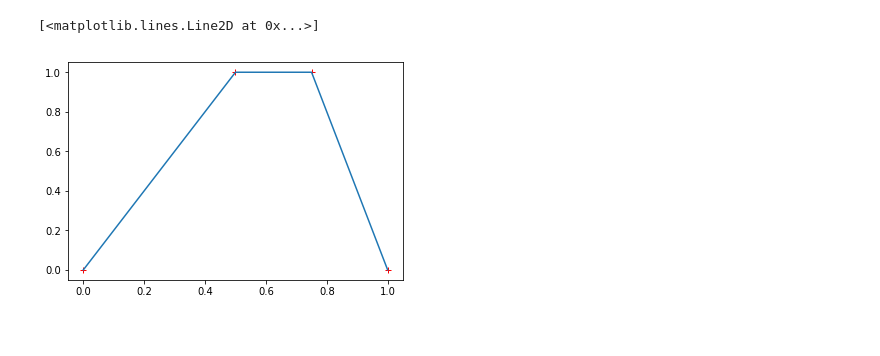
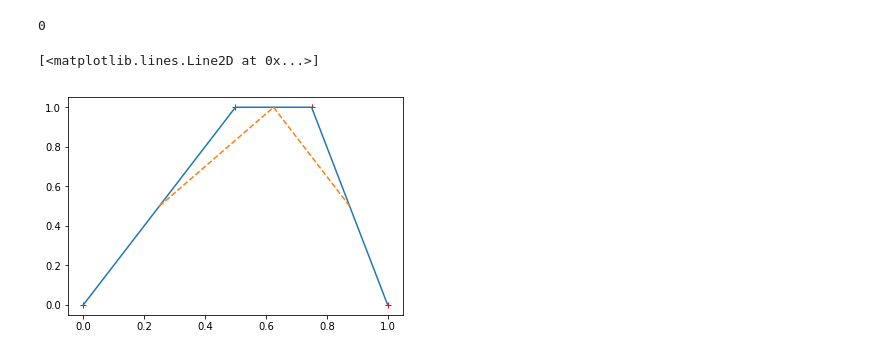
Before and after one commit to adhishagc/bezier-curve-python, a Jupyter notebook: Bezier_Curve_Representation.ipynb, the cells around one changed output. Drawn from its saved outputs; the diff is of its cells as text; code cells hidden in the pictures.

```diff
--- a/Bezier_Curve_Representation.ipynb
+++ b/Bezier_Curve_Representation.ipynb
@@ -15,10 +7,26 @@ b=[0,0.5,0.5,0]
+# %%
+#Making points
+p0 = [0,0]
+p1 = [0.5,1]
+p2 = [0.75,1]
+p3 = [1,0]
+
+x=[p0[0],p1[0],p2[0],p3[0]]
+y=[p0[1],p1[1],p2[1],p3[1]]
+
+a=[(x[0]+x[1])/2,(x[1]+x[2])/2,(x[2]+x[3])/2]
+b=[(y[0]+y[1])/2,(y[1]+y[2])/2,(y[2]+y[3])/2]
+# %%
+p0[1]
+# %% [output]
+0
 # %%
 plt.plot(x,y, 'r+')
 plt.plot(x,y, linestyle='solid')
-#plt.plot(a,b, linestyle='dashed')
+plt.plot(a,b, linestyle='dashed')
 # %% [output]
 [<matplotlib.lines.Line2D at 0x...>]
-[figure, old version]
+[figure, new version]
 # %%
 def frange(start, stop, step):
   i = start
```
Also changed, not shown: parts of 22 cells of this notebook.
